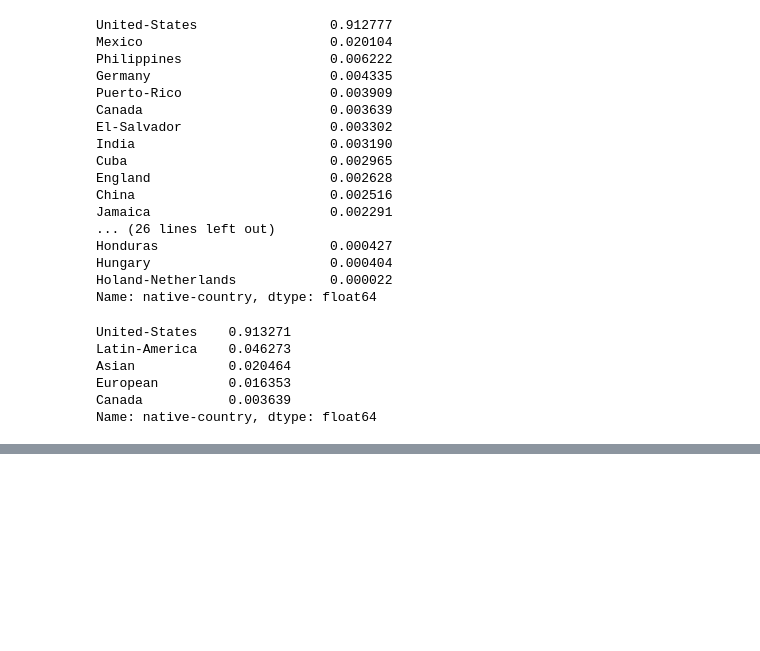
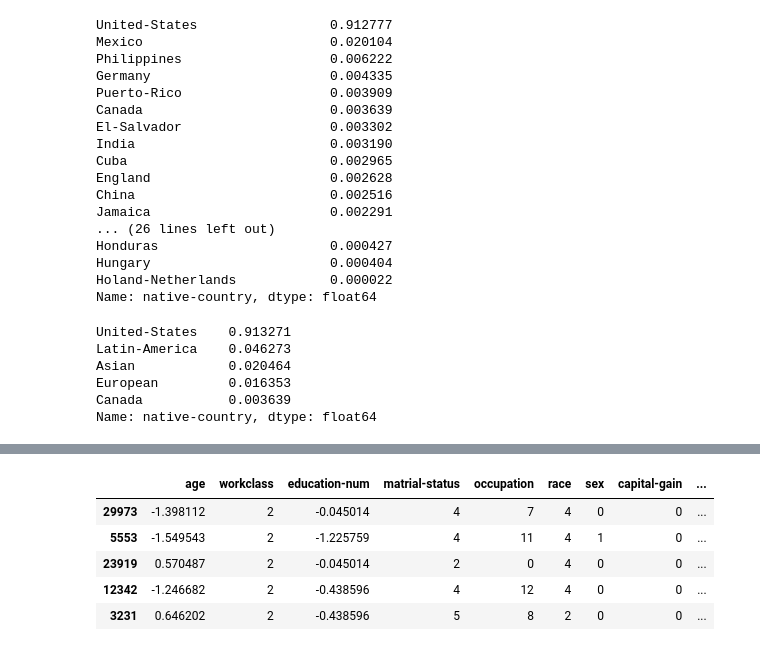
Before and after one commit to CatarinaGomes/PCS5024, a Jupyter notebook: project_01/uci-adult-repository.ipynb, the cells around one changed output, grey strips where cells are left out. Cells and saved outputs as stored; diff of their text form; code cells hidden in the pictures; blank space fills up the shorter version.

```diff
--- a/project_01/uci-adult-repository.ipynb
+++ b/project_01/uci-adult-repository.ipynb
@@ -441,0 +499,7 @@ df.head()
+# %%
+# dense numeric features
+dense_num_features = ["age", "education-num", "hours-per-week"]
+std_scaler = StandardScaler()
+
+X_train[dense_num_features] = std_scaler.fit_transform(X_train[dense_num_features])
+X_test[dense_num_features] = std_scaler.fit_transform(X_test[dense_num_features])
@@ -441,0 +527,9 @@ df.head()
+# %%
+X_train.head()
+# %% [output]
+|  | age | workclass | education-num | matrial-status | occupation | race | sex | capital-gain | ... |
+| 29973 | -1.398112 | 2 | -0.045014 | 4 | 7 | 4 | 0 | 0 | ... |
+| 5553 | -1.549543 | 2 | -1.225759 | 4 | 11 | 4 | 1 | 0 | ... |
+| 23919 | 0.570487 | 2 | -0.045014 | 2 | 0 | 4 | 0 | 0 | ... |
+| 12342 | -1.246682 | 2 | -0.438596 | 4 | 12 | 4 | 0 | 0 | ... |
+| 3231 | 0.646202 | 2 | -0.438596 | 5 | 8 | 2 | 0 | 0 | ... |
```
Also changed, not shown: parts of 14 cells of this notebook.
